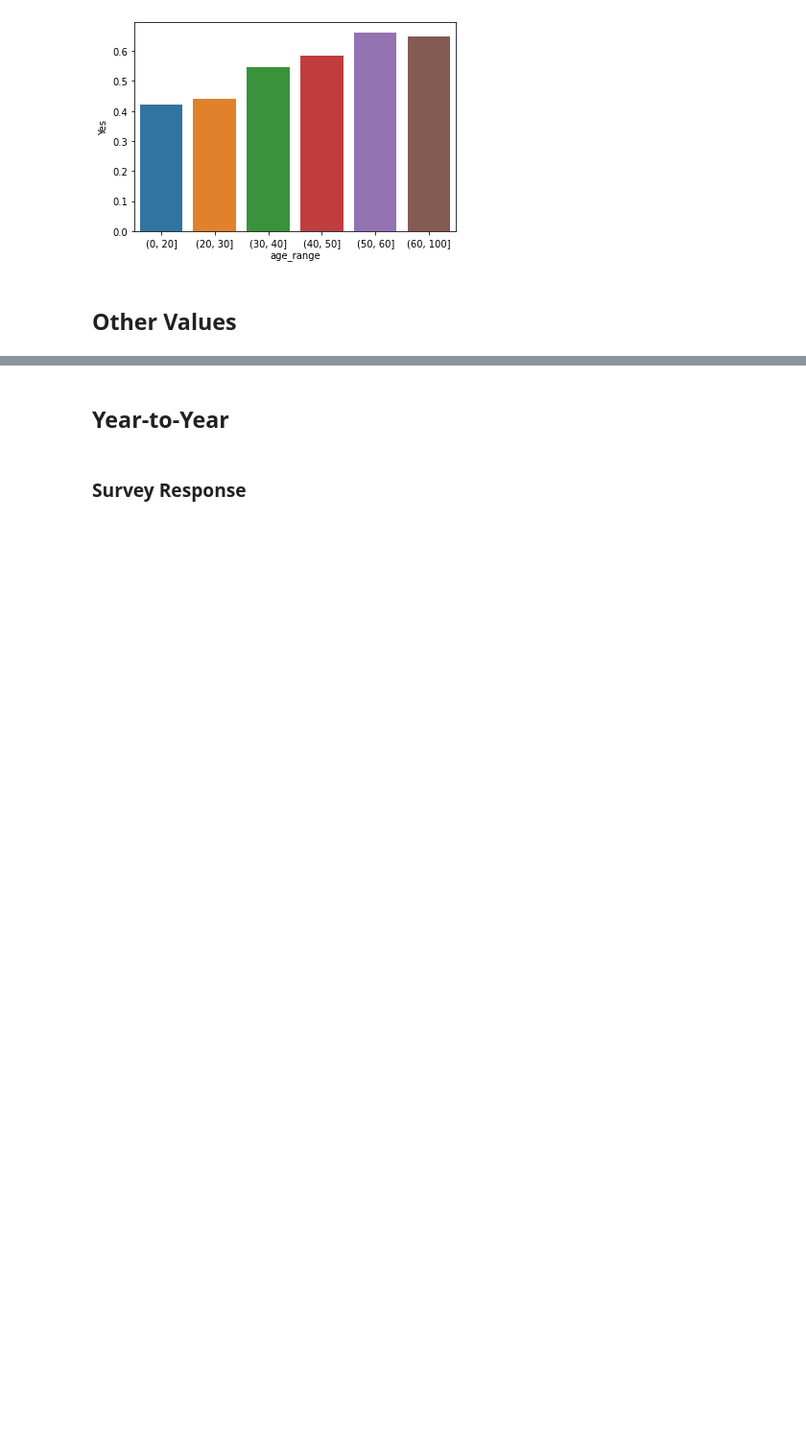
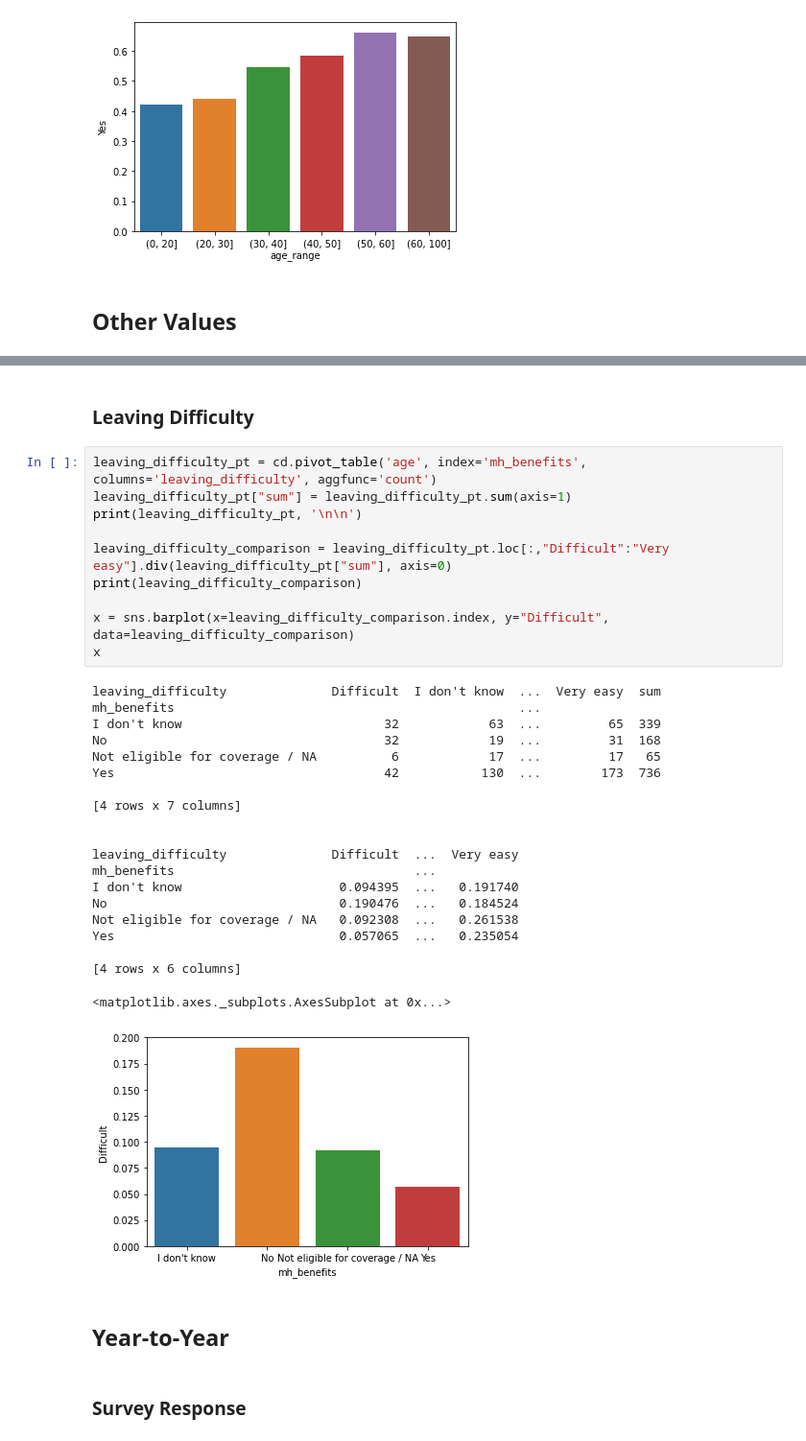
Before and after one commit to alexisbianco0919/compsci216-project, a Jupyter notebook: mh_benefits_analysis.ipynb, the cells around one changed output, grey strips where cells are left out. Shown at 96% size. Drawn from its saved outputs; the diff is of its cells as text; blank space fills up the shorter version.

Commit message:
added leaving_difficulty comparison

```diff
--- a/mh_benefits_analysis.ipynb
+++ b/mh_benefits_analysis.ipynb
@@ -179,6 +182,39 @@ More than 1000      0.192063  ...  0.671429
 [6 rows x 4 columns]
 <matplotlib.axes._subplots.AxesSubplot at 0x...>
 [figure]
+# %% [markdown]
+### Leaving Difficulty
+# %%
+leaving_difficulty_pt = cd.pivot_table('age', index='mh_benefits', columns='leaving_difficulty', aggfunc='count')
+leaving_difficulty_pt["sum"] = leaving_difficulty_pt.sum(axis=1)
+print(leaving_difficulty_pt, '\n\n')
+
+leaving_difficulty_comparison = leaving_difficulty_pt.loc[:,"Difficult":"Very easy"].div(leaving_difficulty_pt["sum"], axis=0)
+print(leaving_difficulty_comparison)
+
+x = sns.barplot(x=leaving_difficulty_comparison.index, y="Difficult", data=leaving_difficulty_comparison)
+x
+# %% [output]
+leaving_difficulty              Difficult  I don't know  ...  Very easy  sum
+mh_benefits                                              ...
+I don't know                           32            63  ...         65  339
+No                                     32            19  ...         31  168
+Not eligible for coverage / NA          6            17  ...         17   65
+Yes                                    42           130  ...        173  736
+
+[4 rows x 7 columns]
+
+
+leaving_difficulty              Difficult  ...  Very easy
+mh_benefits                                ...
+I don't know                     0.094395  ...   0.191740
+No                               0.190476  ...   0.184524
+Not eligible for coverage / NA   0.092308  ...   0.261538
+Yes                              0.057065  ...   0.235054
+
+[4 rows x 6 columns]
+<matplotlib.axes._subplots.AxesSubplot at 0x...>
+[figure, added]
 # %% [markdown]
 ## Year-to-Year
 # %% [markdown]
```
Also changed, not shown: parts of 3 cells of this notebook.
